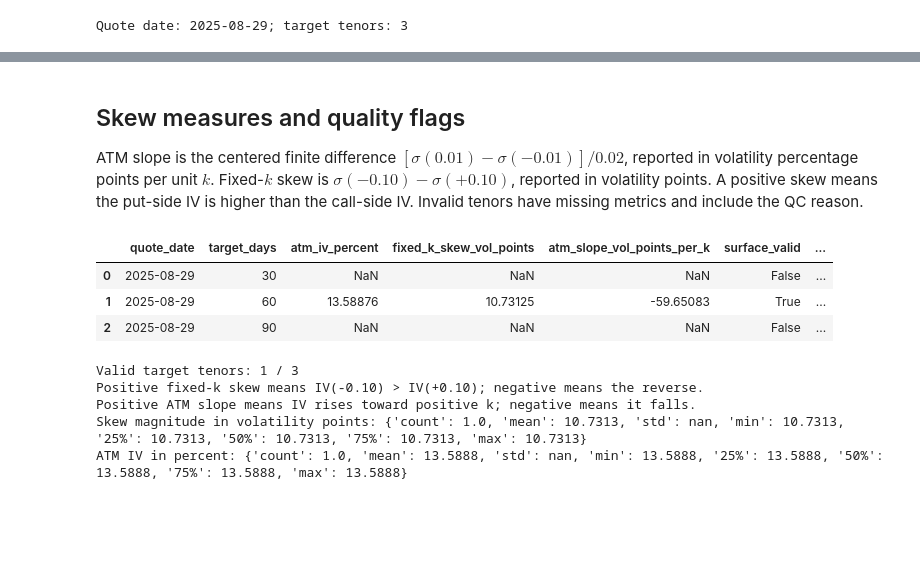
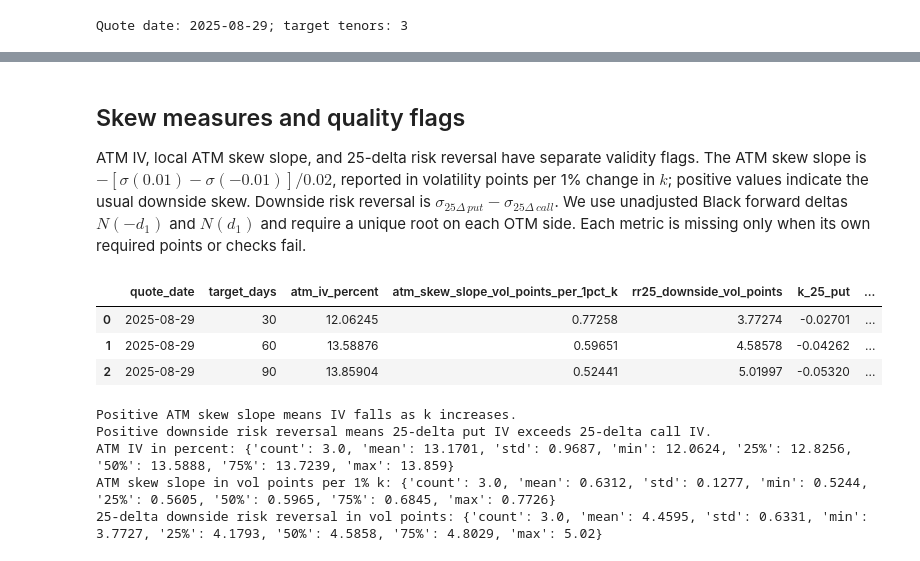
Before and after one commit to MMillward2012/Volatility-Forecasting-and-Options-Trading, a Jupyter notebook: notebooks/skew_metrics_diagnostics.ipynb, the cells around one changed output, grey strips where cells are left out. Drawn from its saved outputs; the diff is of its cells as text; code cells hidden in the pictures; blank space fills up the shorter version.

```diff
--- a/notebooks/skew_metrics_diagnostics.ipynb
+++ b/notebooks/skew_metrics_diagnostics.ipynb
@@ -61,33 +65,40 @@ plt.show()
 # %% [markdown]
 ## Skew measures and quality flags
 
-ATM slope is the centered finite difference $[\sigma(0.01)-\sigma(-0.01)]/0.02$, reported in volatility percentage points per unit $k$. Fixed-$k$ skew is $\sigma(-0.10)-\sigma(+0.10)$, reported in volatility points. A positive skew means the put-side IV is higher than the call-side IV. Invalid tenors have missing metrics and include the QC reason.
+ATM IV, local ATM skew slope, and 25-delta risk reversal have separate validity flags. The ATM skew slope is $-[\sigma(0.01)-\sigma(-0.01)]/0.02$, reported in volatility points per 1% change in $k$; positive values indicate the usual downside skew. Downside risk reversal is $\sigma_{25\Delta\,put}-\sigma_{25\Delta\,call}$. We use unadjusted Black forward deltas $N(-d_1)$ and $N(d_1)$ and require a unique root on each OTM side. Each metric is missing only when its own required points or checks fail.
 # %%
 display(metrics.assign(
     quote_date=metrics['quote_date'].dt.strftime('%Y-%m-%d'),
     atm_iv_percent=100 * metrics['atm_iv'],
-    fixed_k_skew_vol_points=100 * metrics['fixed_k_skew'],
-    atm_slope_vol_points_per_k=100 * metrics['atm_slope'],
-)[['quote_date', 'target_days', 'atm_iv_percent', 'fixed_k_skew_vol_points',
-   'atm_slope_vol_points_per_k', 'surface_valid', 'convexity_valid', 'failure_reason']].round(5))
+    atm_skew_slope_vol_points_per_1pct_k=metrics['atm_skew_slope'],
+    rr25_downside_vol_points=100 * metrics['rr25_downside'],
+)[['quote_date', 'target_days', 'atm_iv_percent', 'atm_skew_slope_vol_points_per_1pct_k',
+   'rr25_downside_vol_points', 'k_25_put', 'k_25_call', 'atm_valid',
+   'slope_valid', 'rr25_valid', 'surface_valid', 'convexity_valid',
+   'failure_reason_atm', 'failure_reason_slope', 'failure_reason_rr25',
+   'failure_reason_surface',
+   'minimum_call_slope', 'maximum_call_slope', 'k_at_minimum_call_slope',
+   'k_at_maximum_call_slope']].round(5))
 
-valid = metrics.loc[metrics['surface_valid']]
 assert metrics['target_days'].tolist() == [30, 60, 90]
-assert metrics.loc[~metrics['surface_valid'], ['atm_iv', 'fixed_k_skew', 'atm_slope']].isna().all().all()
-assert valid['atm_iv'].gt(0).all()
-assert np.isfinite(valid[['atm_iv', 'fixed_k_skew', 'atm_slope']].to_numpy()).all()
-print(f'Valid target tenors: {len(valid)} / {len(metrics)}')
-print('Positive fixed-k skew means IV(-0.10) > IV(+0.10); negative means the reverse.')
-print('Positive ATM slope means IV rises toward positive k; negative means it falls.')
-print('Skew magnitude in volatility points:', (100 * valid['fixed_k_skew']).abs().describe().round(4).to_dict())
-print('ATM IV in percent:', (100 * valid['atm_iv']).describe().round(4).to_dict())
+assert metrics.loc[~metrics['atm_valid'], 'atm_iv'].isna().all()
+assert metrics.loc[~metrics['slope_valid'], 'atm_skew_slope'].isna().all()
+assert metrics.loc[~metrics['rr25_valid'], 'rr25_downside'].isna().all()
+assert metrics.loc[metrics['atm_valid'], 'atm_iv'].gt(0).all()
+assert np.isfinite(metrics.loc[metrics['slope_valid'], 'atm_skew_slope']).all()
+assert np.isfinite(metrics.loc[metrics['rr25_valid'], 'rr25_downside']).all()
+print('Positive ATM skew slope means IV falls as k increases.')
+print('Positive downside risk reversal means 25-delta put IV exceeds 25-delta call IV.')
+print('ATM IV in percent:', (100 * metrics.loc[metrics['atm_valid'], 'atm_iv']).describe().round(4).to_dict())
+print('ATM skew slope in vol points per 1% k:', metrics.loc[metrics['slope_valid'], 'atm_skew_slope'].describe().round(4).to_dict())
+print('25-delta downside risk reversal in vol points:', (100 * metrics.loc[metrics['rr25_valid'], 'rr25_downside']).describe().round(4).to_dict())
 # %% [output]
-|  | quote_date | target_days | atm_iv_percent | fixed_k_skew_vol_points | atm_slope_vol_points_per_k | surface_valid | ... |
-| 0 | 2025-08-29 | 30 | NaN | NaN | NaN | False | ... |
-| 1 | 2025-08-29 | 60 | 13.58876 | 10.73125 | -59.65083 | True | ... |
-| 2 | 2025-08-29 | 90 | NaN | NaN | NaN | False | ... |
+|  | quote_date | target_days | atm_iv_percent | atm_skew_slope_vol_points_per_1pct_k | rr25_downside_vol_points | k_25_put | ... |
+| 0 | 2025-08-29 | 30 | 12.06245 | 0.77258 | 3.77274 | -0.02701 | ... |
+| 1 | 2025-08-29 | 60 | 13.58876 | 0.59651 | 4.58578 | -0.04262 | ... |
+| 2 | 2025-08-29 | 90 | 13.85904 | 0.52441 | 5.01997 | -0.05320 | ... |
-Valid target tenors: 1 / 3
-Positive fixed-k skew means IV(-0.10) > IV(+0.10); negative means the reverse.
-Positive ATM slope means IV rises toward positive k; negative means it falls.
-Skew magnitude in volatility points: {'count': 1.0, 'mean': 10.7313, 'std': nan, 'min': 10.7313, '25%': 10.7313, '50%': 10.7313, '75%': 10.7313, 'max': 10.7313}
-ATM IV in percent: {'count': 1.0, 'mean': 13.5888, 'std': nan, 'min': 13.5888, '25%': 13.5888, '50%': 13.5888, '75%': 13.5888, 'max': 13.5888}
+Positive ATM skew slope means IV falls as k increases.
+Positive downside risk reversal means 25-delta put IV exceeds 25-delta call IV.
+ATM IV in percent: {'count': 3.0, 'mean': 13.1701, 'std': 0.9687, 'min': 12.0624, '25%': 12.8256, '50%': 13.5888, '75%': 13.7239, 'max': 13.859}
+ATM skew slope in vol points per 1% k: {'count': 3.0, 'mean': 0.6312, 'std': 0.1277, 'min': 0.5244, '25%': 0.5605, '50%': 0.5965, '75%': 0.6845, 'max': 0.7726}
+25-delta downside risk reversal in vol points: {'count': 3.0, 'mean': 4.4595, 'std': 0.6331, 'min': 3.7727, '25%': 4.1793, '50%': 4.5858, '75%': 4.8029, 'max': 5.02}
```
Also changed, not shown: parts of 3 cells of this notebook, 4 other files.
